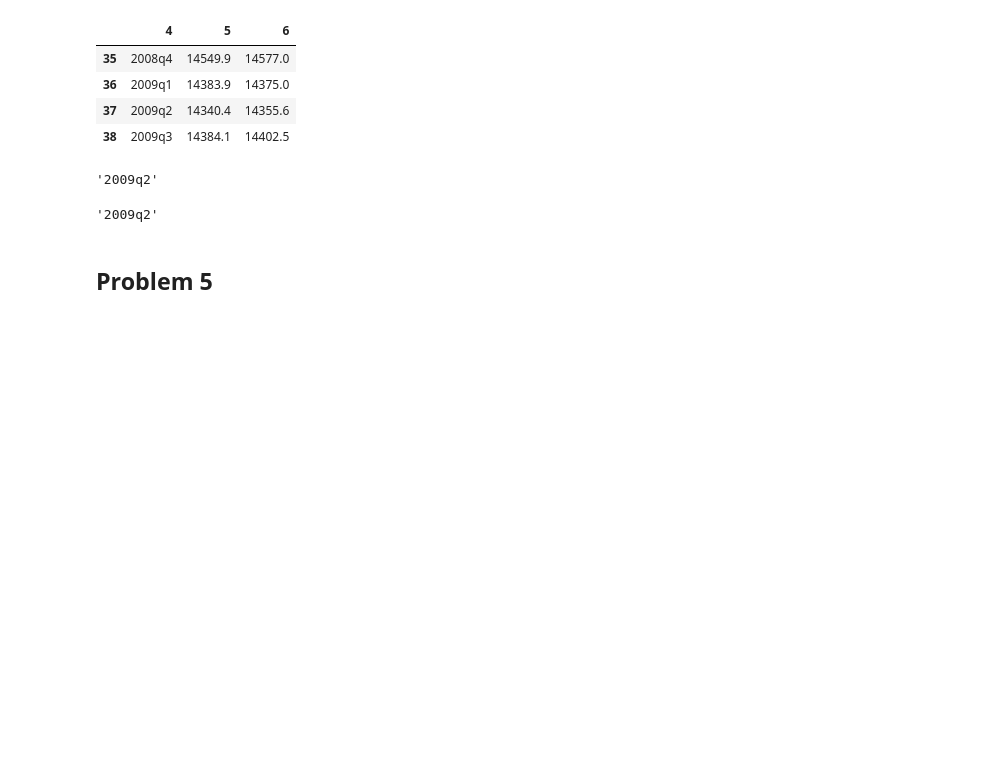
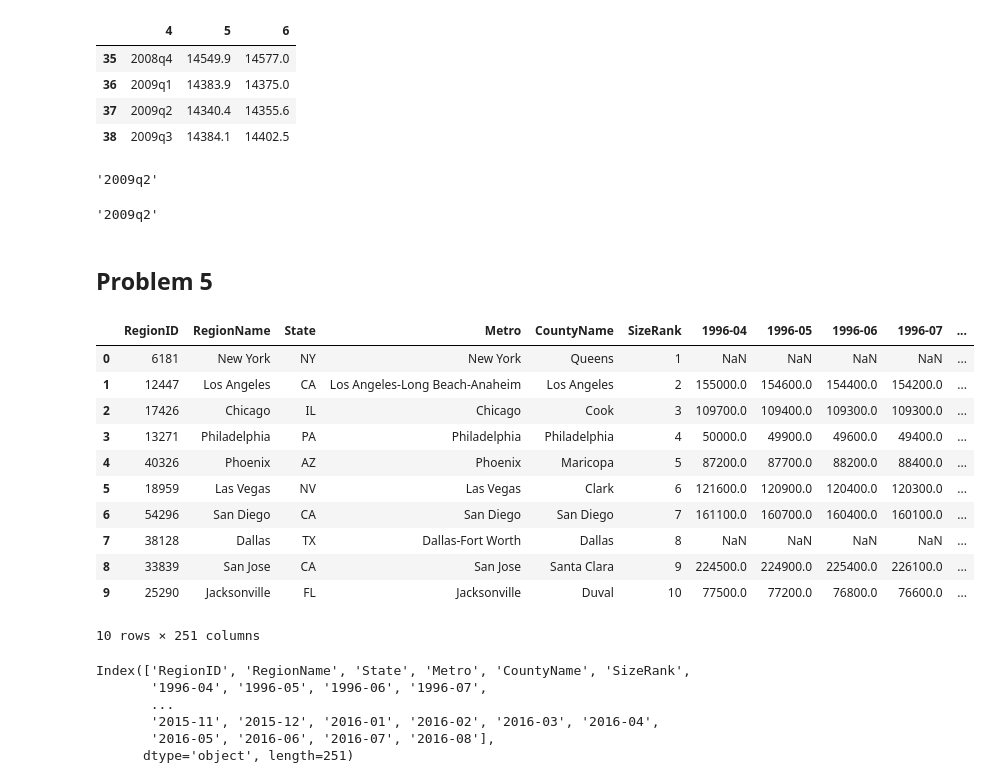
Before and after one commit to vectormars/Applied-Data-Science-with-Python, a Jupyter notebook: Course 1. Introduction to Data Science in Python/Week 4. Statistical Analysis in Python/Assignment+4.ipynb, the cells around one changed output. Saved outputs shown, nothing was run; the diff lists cells and outputs as text; code cells hidden in the pictures; blank space fills up the shorter version.

```diff
--- a/Course 1. Introduction to Data Science in Python/Week 4. Statistical Analysis in Python/Assignment+4.ipynb
+++ b/Course 1. Introduction to Data Science in Python/Week 4. Statistical Analysis in Python/Assignment+4.ipynb
@@ -323,3 +323,28 @@ get_recession_bottom()
 '2009q2'
 # %% [markdown]
 ## Problem 5
+# %%
+Zillow = pd.read_csv('City_Zhvi_AllHomes.csv')
+Zillow.head(10)
+# %% [output]
+|  | RegionID | RegionName | State | Metro | CountyName | SizeRank | 1996-04 | 1996-05 | 1996-06 | 1996-07 | ... |
+| 0 | 6181 | New York | NY | New York | Queens | 1 | NaN | NaN | NaN | NaN | ... |
+| 1 | 12447 | Los Angeles | CA | Los Angeles-Long Beach-Anaheim | Los Angeles | 2 | 155000.0 | 154600.0 | 154400.0 | 154200.0 | ... |
+| 2 | 17426 | Chicago | IL | Chicago | Cook | 3 | 109700.0 | 109400.0 | 109300.0 | 109300.0 | ... |
+| 3 | 13271 | Philadelphia | PA | Philadelphia | Philadelphia | 4 | 50000.0 | 49900.0 | 49600.0 | 49400.0 | ... |
+| 4 | 40326 | Phoenix | AZ | Phoenix | Maricopa | 5 | 87200.0 | 87700.0 | 88200.0 | 88400.0 | ... |
+| 5 | 18959 | Las Vegas | NV | Las Vegas | Clark | 6 | 121600.0 | 120900.0 | 120400.0 | 120300.0 | ... |
+| 6 | 54296 | San Diego | CA | San Diego | San Diego | 7 | 161100.0 | 160700.0 | 160400.0 | 160100.0 | ... |
+| 7 | 38128 | Dallas | TX | Dallas-Fort Worth | Dallas | 8 | NaN | NaN | NaN | NaN | ... |
+| 8 | 33839 | San Jose | CA | San Jose | Santa Clara | 9 | 224500.0 | 224900.0 | 225400.0 | 226100.0 | ... |
+| 9 | 25290 | Jacksonville | FL | Jacksonville | Duval | 10 | 77500.0 | 77200.0 | 76800.0 | 76600.0 | ... |
+10 rows × 251 columns
+# %%
+print(Zillow.columns)
+# %% [output]
+Index(['RegionID', 'RegionName', 'State', 'Metro', 'CountyName', 'SizeRank',
+       '1996-04', '1996-05', '1996-06', '1996-07',
+       ...
+       '2015-11', '2015-12', '2016-01', '2016-02', '2016-03', '2016-04',
+       '2016-05', '2016-06', '2016-07', '2016-08'],
+      dtype='object', length=251)
```
Also changed, not shown: parts of 13 cells of this notebook.
